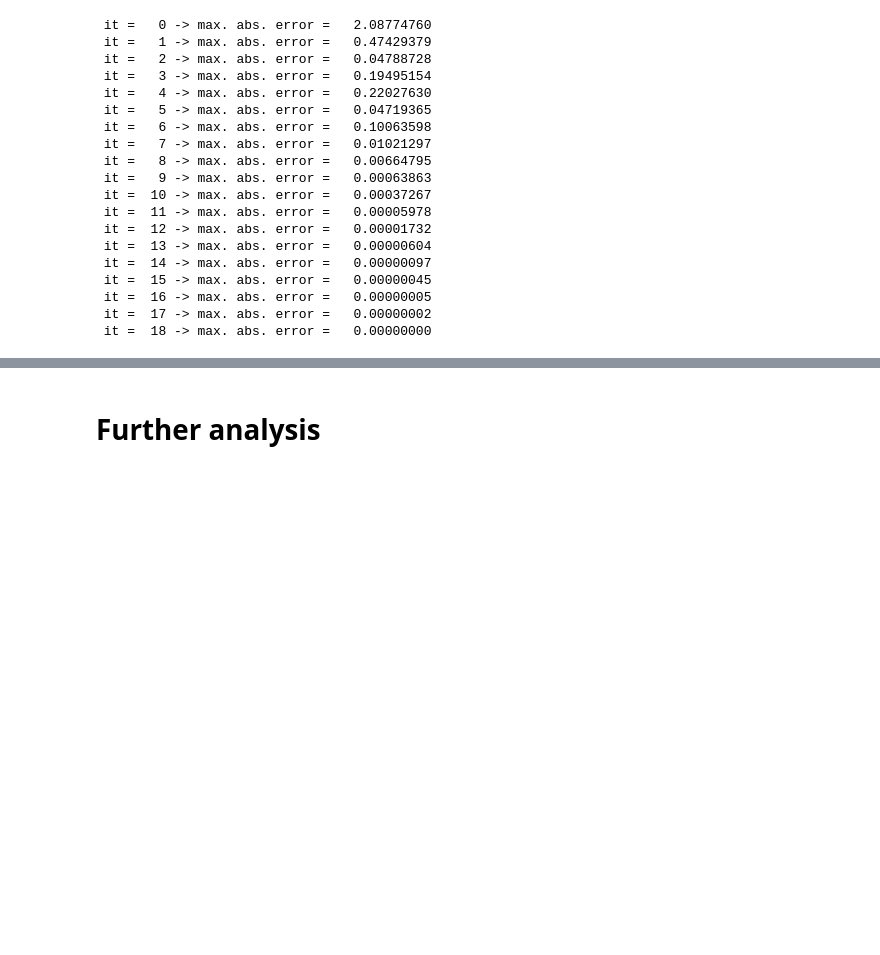
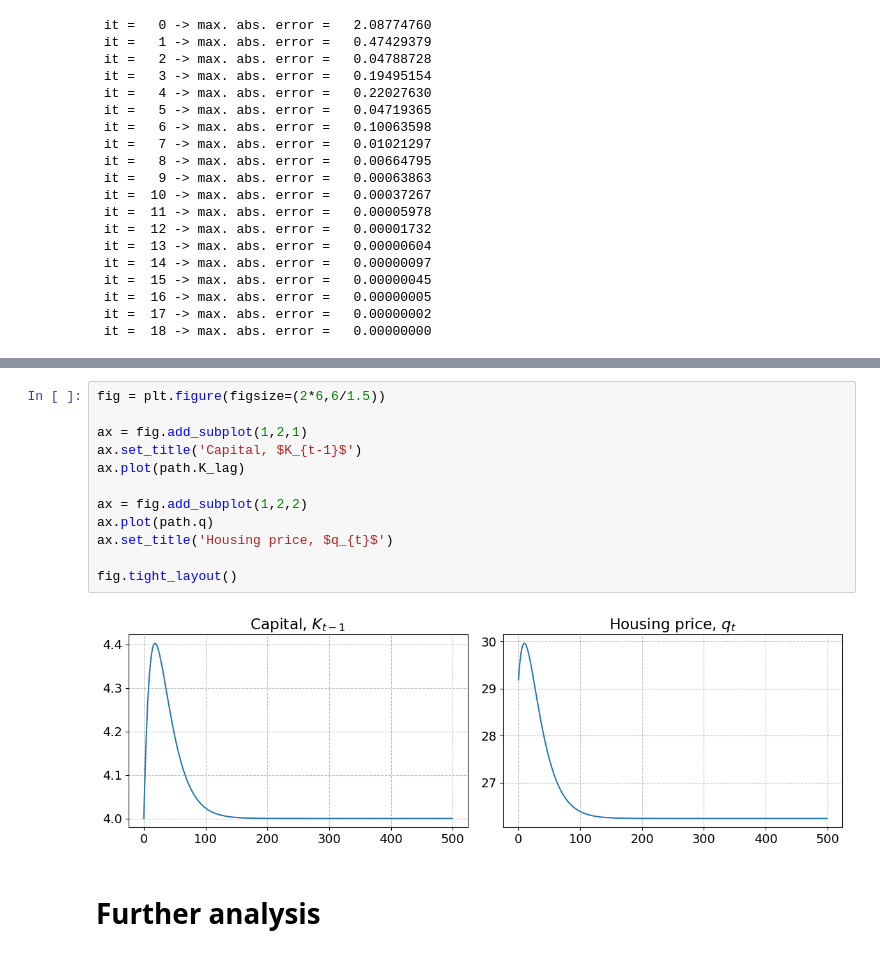
Before and after one commit to NumEconCopenhagen/projects-2024-mikkel-thomas, a Jupyter notebook: modelproject/modelproject.ipynb, the cells around one changed output, grey strips where cells are left out. Saved outputs shown, nothing was run; the diff lists cells and outputs as text; blank space fills up the shorter version.

```diff
--- a/modelproject/modelproject.ipynb
+++ b/modelproject/modelproject.ipynb
@@ -231,3 +247,17 @@ fig.tight_layout()
+# %%
+fig = plt.figure(figsize=(2*6,6/1.5))
+
+ax = fig.add_subplot(1,2,1)
+ax.set_title('Capital, $K_{t-1}$')
+ax.plot(path.K_lag)
+
+ax = fig.add_subplot(1,2,2)
+ax.plot(path.q)
+ax.set_title('Housing price, $q_{t}$')
+
+fig.tight_layout()
+# %% [output]
+[figure, added]
 # %% [markdown]
 # Further analysis
 # %% [markdown]
```
Also changed, not shown: parts of 4 cells of this notebook.
